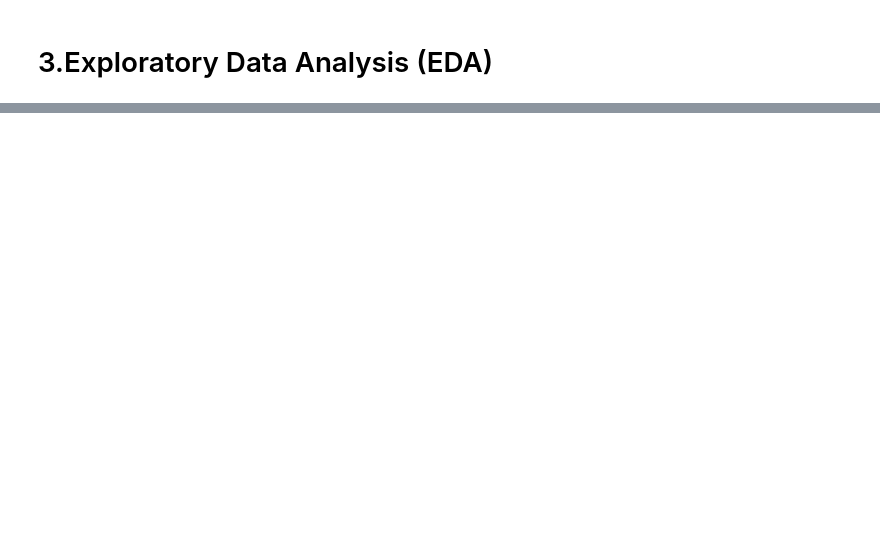
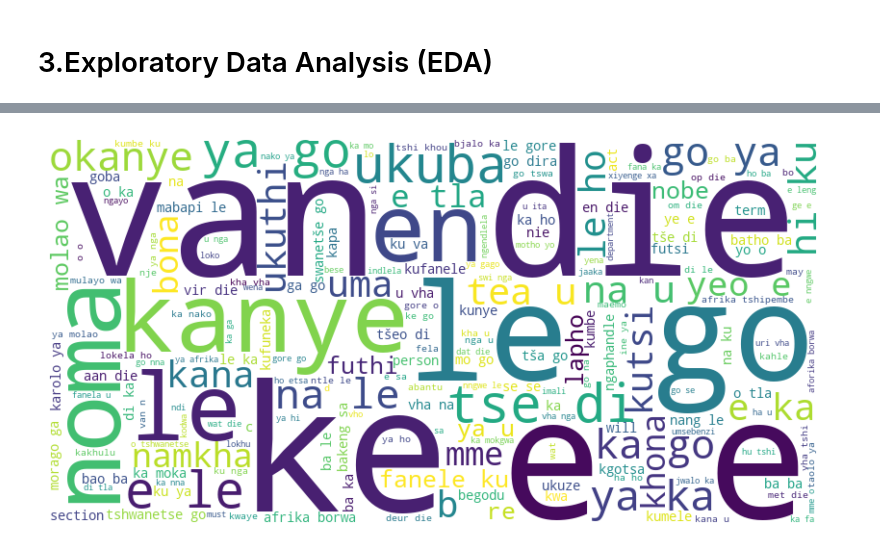
Before and after one commit to Mohau-Khanye/South_African_Identification_Hack_Mohau2023, a Jupyter notebook: Language Identification Hackathon .ipynb, the cells around one changed output, grey strips where cells are left out. Saved outputs shown, nothing was run; the diff lists cells and outputs as text; code cells hidden in the pictures; blank space fills up the shorter version.

```diff
--- a/Language Identification Hackathon .ipynb
+++ b/Language Identification Hackathon .ipynb
@@ -10,5 +33,4 @@ import seaborn as sns
 # %% [markdown]
 # 2.Loading the Data
 # %%
-df = pd.read_csv('df_train_set.csv', index_col=0)
-df.head()
+train_df = pd.read_csv('train_set.csv')
@@ -40,0 +87,14 @@ memory usage: 515.6+ KB
+# %%
+# Function to generate a word cloud
+def generate_wordcloud(text):
+    wordcloud = WordCloud(width=800, height=400, random_state=42, background_color='white').generate(text)
+    plt.figure(figsize=(10, 5))
+    plt.imshow(wordcloud, interpolation='bilinear')
+    plt.axis('off')
+    plt.show()
+# %%
+# Visualizing a Word Cloud
+all_text = ' '.join(df['text'])
+generate_wordcloud(all_text)
+# %% [output]
+[figure, added]
```
Also changed, not shown: parts of 11 cells of this notebook.
